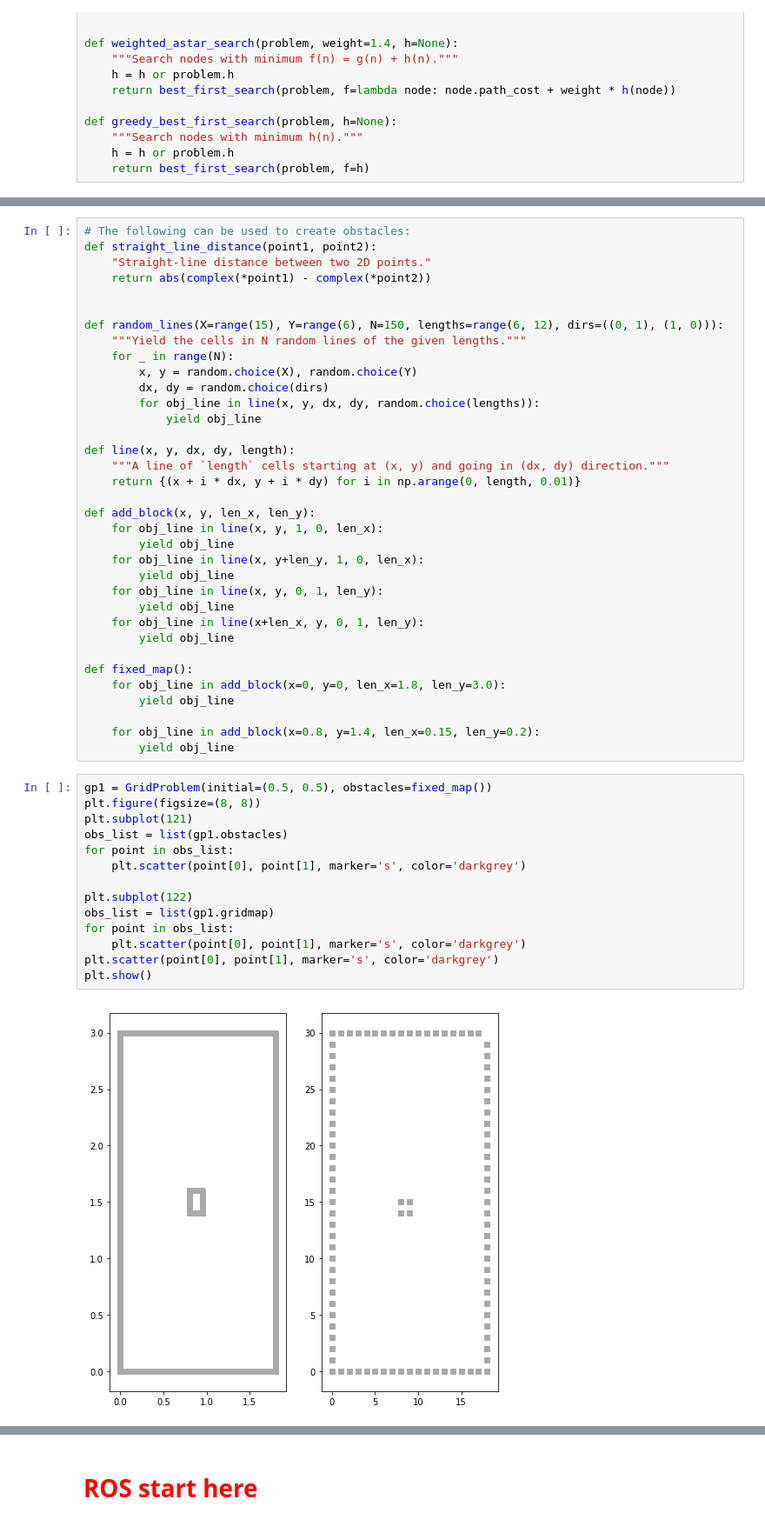
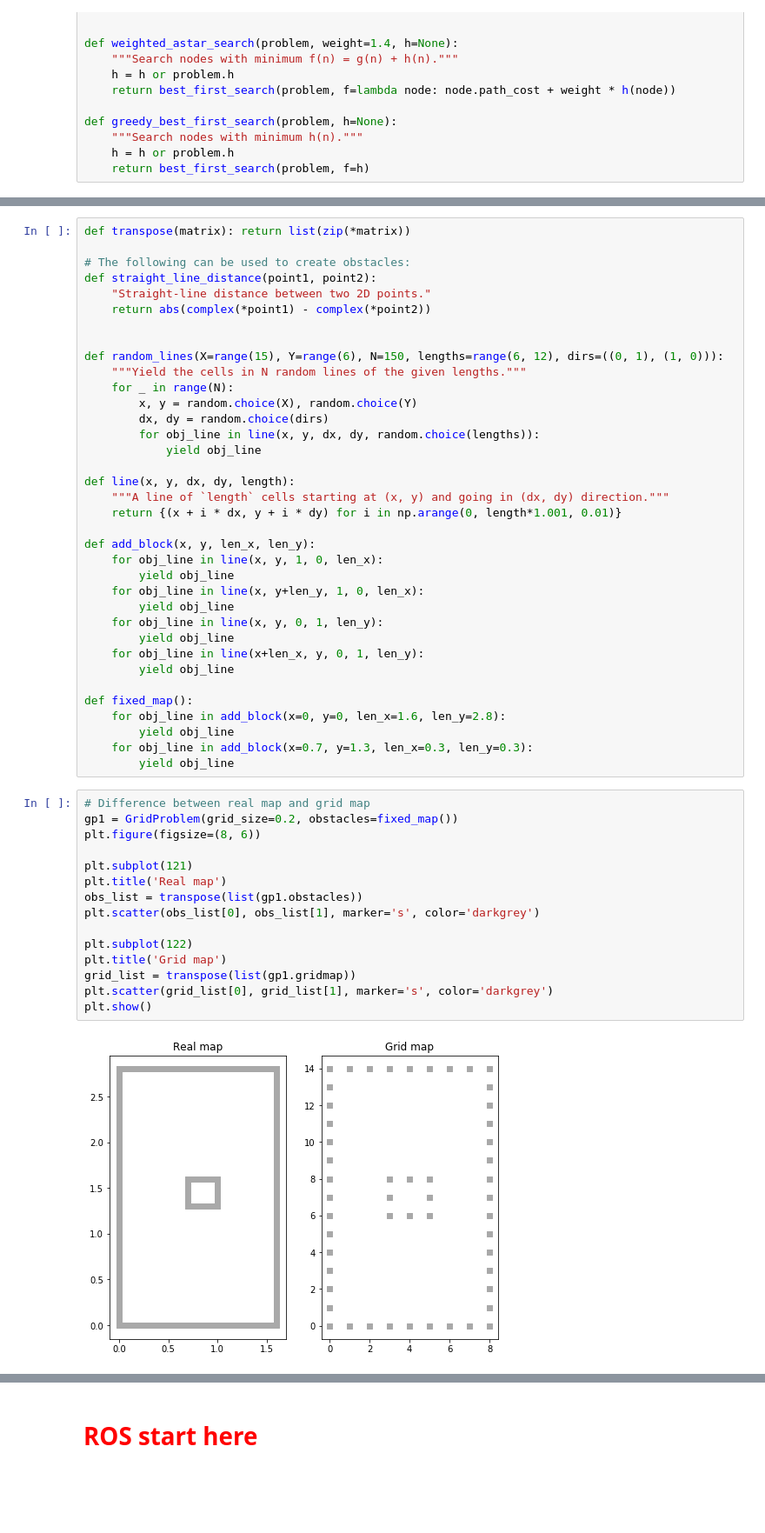
Before and after one commit to OpenPPAT/hcc-2019-lab3, a Jupyter notebook: topic1_astar_path_planning.ipynb, the cells around one changed output, grey strips where cells are left out. Shown at 87% size. Saved outputs shown, nothing was run; the diff lists cells and outputs as text; blank space fills up the shorter version.

Commit message:
fixed arrived problem and test the result of path planning on real robot

```diff
--- a/topic1_astar_path_planning.ipynb
+++ b/topic1_astar_path_planning.ipynb
@@ -208,4 +227,6 @@ real:(0.5, 2.7), grid:(5, 27)
 # %%
+def transpose(matrix): return list(zip(*matrix))
+
 # The following can be used to create obstacles:
 def straight_line_distance(point1, point2):
     "Straight-line distance between two 2D points."
@@ -222,7 +243,7 @@ def random_lines(X=range(15), Y=range(6), N=150, lengths=range(6, 12), dirs=((0,
 
 def line(x, y, dx, dy, length):
     """A line of `length` cells starting at (x, y) and going in (dx, dy) direction."""
-    return {(x + i * dx, y + i * dy) for i in np.arange(0, length, 0.01)}
+    return {(x + i * dx, y + i * dy) for i in np.arange(0, length*1.001, 0.01)}
 
 def add_block(x, y, len_x, len_y):
     for obj_line in line(x, y, 1, 0, len_x):
@@ -235,24 +256,24 @@ def add_block(x, y, len_x, len_y):
         yield obj_line
 
 def fixed_map():
-    for obj_line in add_block(x=0, y=0, len_x=1.8, len_y=3.0):
+    for obj_line in add_block(x=0, y=0, len_x=1.6, len_y=2.8):
         yield obj_line
-
-    for obj_line in add_block(x=0.8, y=1.4, len_x=0.15, len_y=0.2):
+    for obj_line in add_block(x=0.7, y=1.3, len_x=0.3, len_y=0.3):
         yield obj_line
 # %%
-gp1 = GridProblem(initial=(0.5, 0.5), obstacles=fixed_map())
-plt.figure(figsize=(8, 8))
+# Difference between real map and grid map
+gp1 = GridProblem(grid_size=0.2, obstacles=fixed_map())
+plt.figure(figsize=(8, 6))
+
 plt.subplot(121)
-obs_list = list(gp1.obstacles)
-for point in obs_list:
-    plt.scatter(point[0], point[1], marker='s', color='darkgrey')
+plt.title('Real map')
+obs_list = transpose(list(gp1.obstacles))
+plt.scatter(obs_list[0], obs_list[1], marker='s', color='darkgrey')
 
 plt.subplot(122)
-obs_list = list(gp1.gridmap)
-for point in obs_list:
-    plt.scatter(point[0], point[1], marker='s', color='darkgrey')
-plt.scatter(point[0], point[1], marker='s', color='darkgrey')
+plt.title('Grid map')
+grid_list = transpose(list(gp1.gridmap))
+plt.scatter(grid_list[0], grid_list[1], marker='s', color='darkgrey')
 plt.show()
 # %% [output]
-[figure, old version]
+[figure, new version]
```
Also changed, not shown: parts of 19 cells of this notebook, 3 other files.
